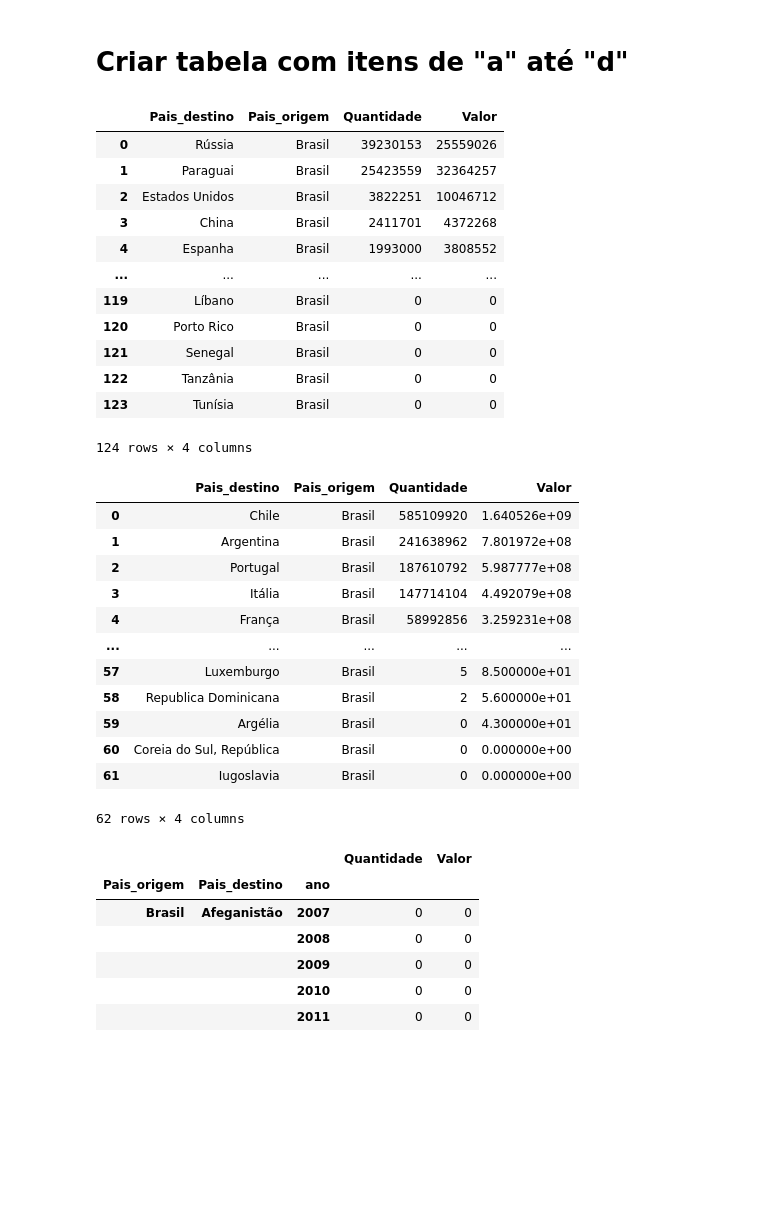
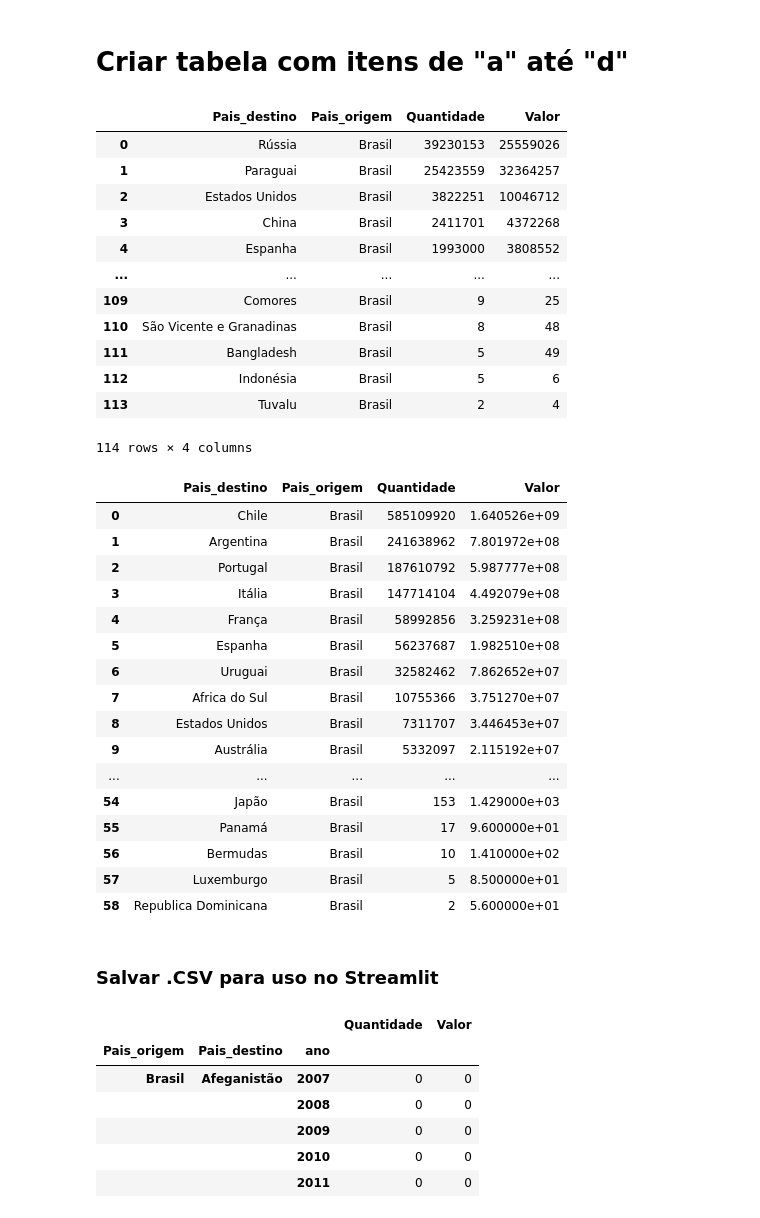
Before and after one commit to MCardosoDev/Tech_Challenge_Fase1, a Jupyter notebook: Tech_Challenge.ipynb, the cells around one changed output. Drawn from its saved outputs; the diff is of its cells as text; code cells hidden in the pictures; blank space fills up the shorter version.

Commit message:
add streamlit

```diff
--- a/Tech_Challenge.ipynb
+++ b/Tech_Challenge.ipynb
@@ -386,6 +387,7 @@ total_exp_pais = dataset_exp_periodo.groupby(['Pais_destino', 'Pais_origem']).su
 total_exp_pais = total_exp_pais.iloc[:,:4].sort_values(by=['Quantidade', 'Valor'], ascending=False)
 total_exp_pais.drop(columns=['ano'], inplace=True)
 total_exp_pais.reset_index(inplace=True)
+total_exp_pais = total_exp_pais[(total_exp_pais.Quantidade != 0) & (total_exp_pais.Valor != 0)]
 total_exp_pais
 # %% [output]
 |  | Pais_destino | Pais_origem | Quantidade | Valor |
@@ -395,30 +397,37 @@ total_exp_pais
 | 3 | China | Brasil | 2411701 | 4372268 |
 | 4 | Espanha | Brasil | 1993000 | 3808552 |
 | ... | ... | ... | ... | ... |
-| 119 | Líbano | Brasil | 0 | 0 |
-| 120 | Porto Rico | Brasil | 0 | 0 |
-| 121 | Senegal | Brasil | 0 | 0 |
-| 122 | Tanzânia | Brasil | 0 | 0 |
-| 123 | Tunísia | Brasil | 0 | 0 |
+| 109 | Comores | Brasil | 9 | 25 |
+| 110 | São Vicente e Granadinas | Brasil | 8 | 48 |
+| 111 | Bangladesh | Brasil | 5 | 49 |
+| 112 | Indonésia | Brasil | 5 | 6 |
+| 113 | Tuvalu | Brasil | 2 | 4 |
-124 rows × 4 columns
+114 rows × 4 columns
 # %%
 total_imp_pais = dataset_imp_periodo.groupby(['Pais_destino', 'Pais_origem']).sum()
 total_imp_pais = total_imp_pais.iloc[:,:4].sort_values(by=['Quantidade', 'Valor'], ascending=False)
 total_imp_pais.drop(columns=['ano'], inplace=True)
 total_imp_pais.reset_index(inplace=True)
 total_imp_pais = total_imp_pais.drop(total_imp_pais.index[-3:])
+total_imp_pais = total_imp_pais[(total_imp_pais.Quantidade != 0) & (total_imp_pais.Valor != 0)]
 total_imp_pais
 # %% [output]
 |  | Pais_destino | Pais_origem | Quantidade | Valor |
 | 0 | Chile | Brasil | 585109920 | 1.640526e+09 |
 | 1 | Argentina | Brasil | 241638962 | 7.801972e+08 |
 | 2 | Portugal | Brasil | 187610792 | 5.987777e+08 |
 | 3 | Itália | Brasil | 147714104 | 4.492079e+08 |
 | 4 | França | Brasil | 58992856 | 3.259231e+08 |
+| 5 | Espanha | Brasil | 56237687 | 1.982510e+08 |
+| 6 | Uruguai | Brasil | 32582462 | 7.862652e+07 |
+| 7 | Africa do Sul | Brasil | 10755366 | 3.751270e+07 |
+| 8 | Estados Unidos | Brasil | 7311707 | 3.446453e+07 |
+| 9 | Austrália | Brasil | 5332097 | 2.115192e+07 |
 | ... | ... | ... | ... | ... |
+| 54 | Japão | Brasil | 153 | 1.429000e+03 |
+| 55 | Panamá | Brasil | 17 | 9.600000e+01 |
+| 56 | Bermudas | Brasil | 10 | 1.410000e+02 |
 | 57 | Luxemburgo | Brasil | 5 | 8.500000e+01 |
 | 58 | Republica Dominicana | Brasil | 2 | 5.600000e+01 |
-| 59 | Argélia | Brasil | 0 | 4.300000e+01 |
-| 60 | Coreia do Sul, República | Brasil | 0 | 0.000000e+00 |
-| 61 | Iugoslavia | Brasil | 0 | 0.000000e+00 |
-62 rows × 4 columns
+# %% [markdown]
+### Salvar .CSV para uso no Streamlit
```
Also changed, not shown: parts of 61 cells of this notebook, 15 other files.
